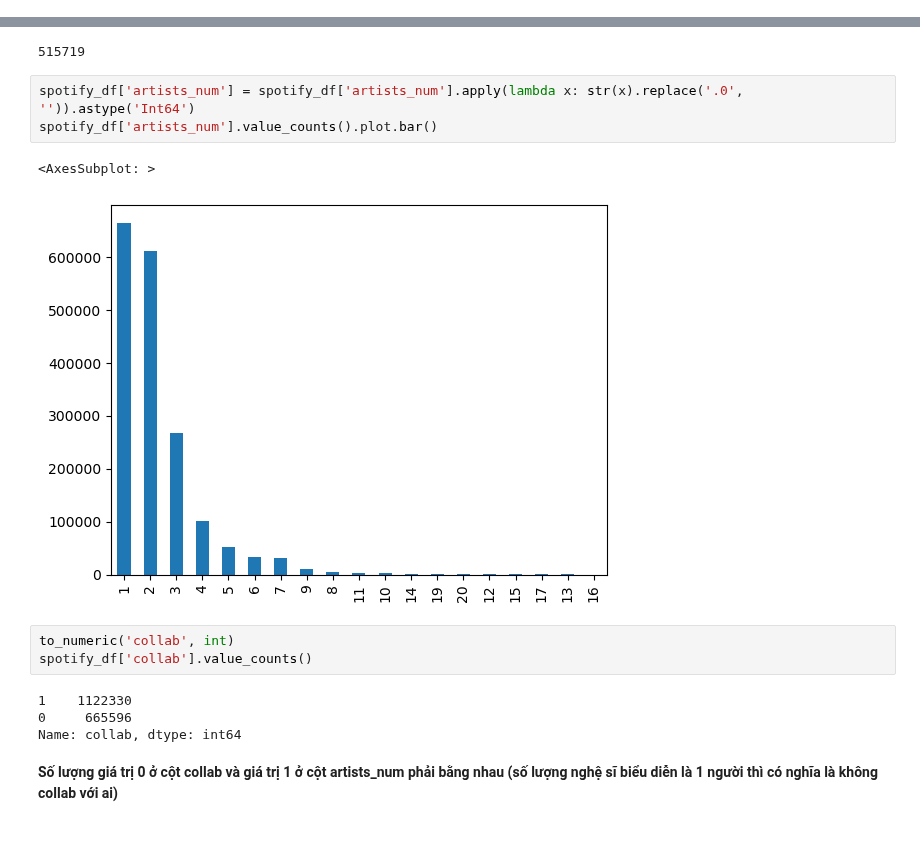
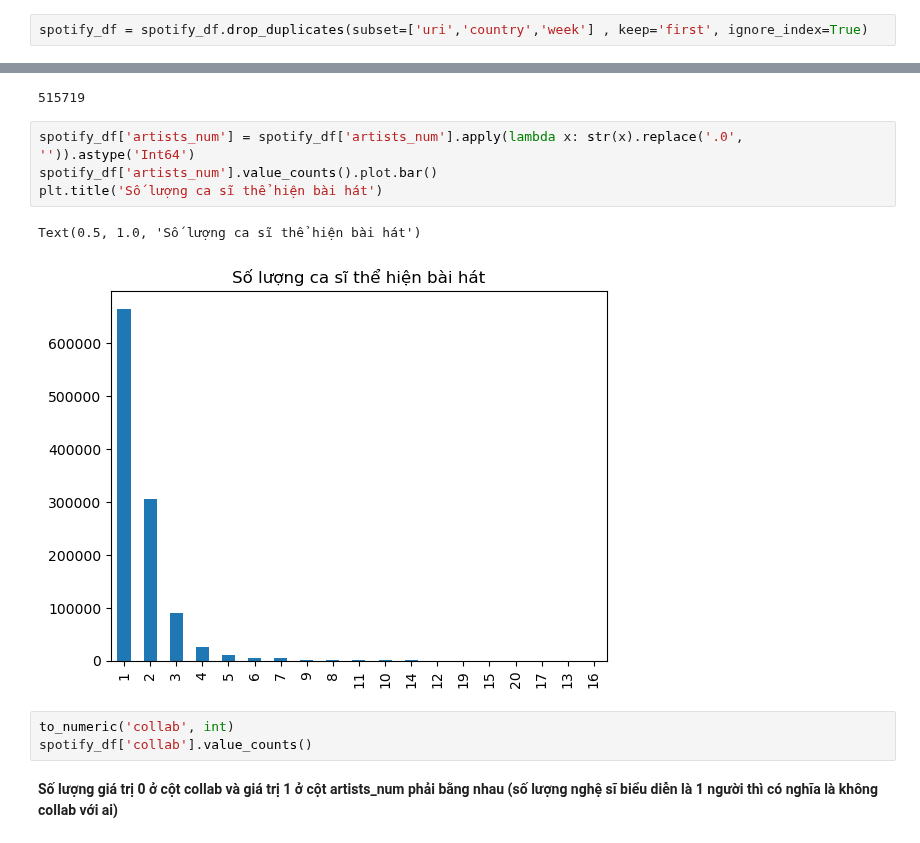
Before and after one commit to Miruku2201/LTKHDL_FinalProject, a Jupyter notebook: Final Project.ipynb, the cells around one changed output, grey strips where cells are left out. Drawn from its saved outputs; the diff is of its cells as text.

```diff
--- a/Final Project.ipynb
+++ b/Final Project.ipynb
@@ -108,0 +153,2 @@ spotify_df = spotify_df[spotify_df.columns[~spotify_df.columns.isin(['artist img
+# %%
+spotify_df = spotify_df.drop_duplicates(subset=['uri','country','week'] , keep='first', ignore_index=True)
@@ -294,16 +285,13 @@ count[count.index=='1.0'].sum()
 # %%
 spotify_df['artists_num'] = spotify_df['artists_num'].apply(lambda x: str(x).replace('.0', '')).astype('Int64')
 spotify_df['artists_num'].value_counts().plot.bar()
+plt.title('Số lượng ca sĩ thể hiện bài hát')
 # %% [output]
-<AxesSubplot: >
+Text(0.5, 1.0, 'Số lượng ca sĩ thể hiện bài hát')
-[figure, old version]
+[figure, new version]
 # %%
 to_numeric('collab', int)
 spotify_df['collab'].value_counts()
-# %% [output]
-1    1122330
-0     665596
-Name: collab, dtype: int64
 # %% [markdown]
 **Số lượng giá trị 0 ở cột collab và giá trị 1 ở cột artists_num phải bằng nhau (số lượng nghệ sĩ biểu diễn là 1 người thì có nghĩa là không collab với ai)**
 # %%
```
Also changed, not shown: parts of 140 cells of this notebook.
